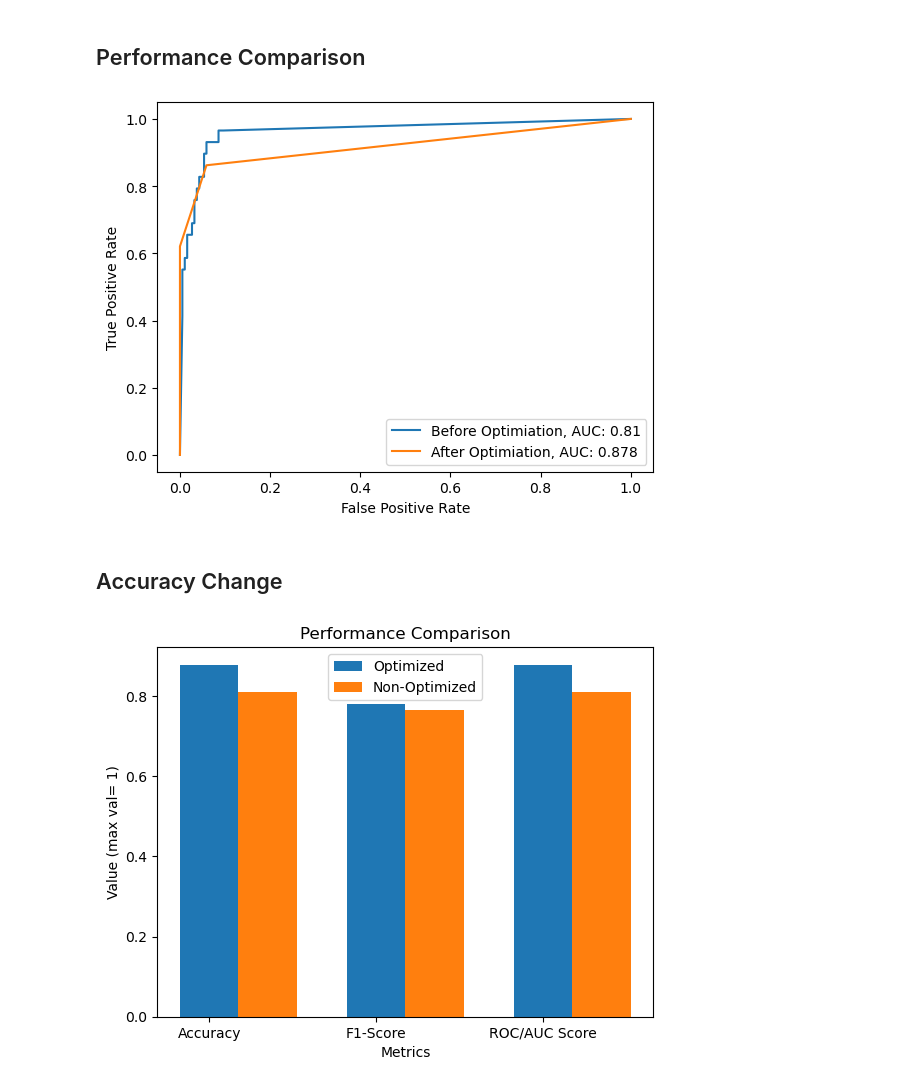
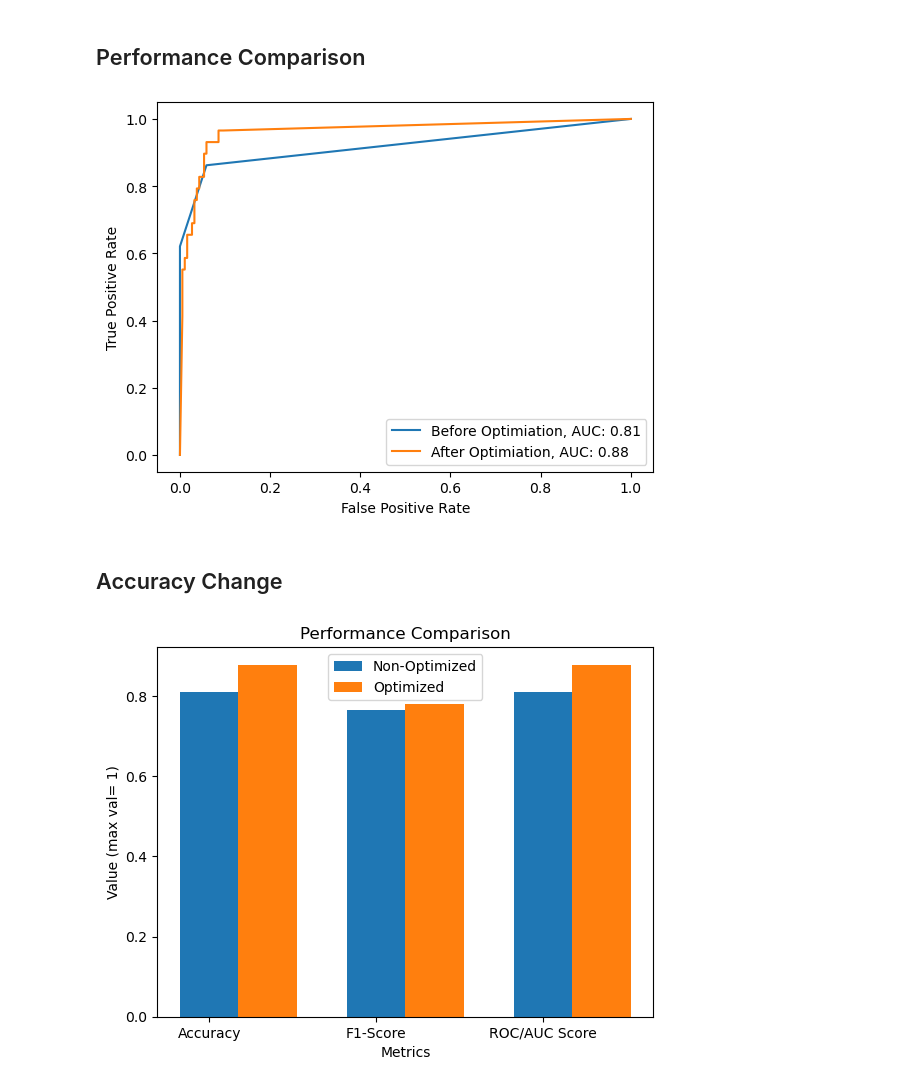
Before and after one commit to mahgob601/MachineLearning-Project, a Jupyter notebook: KNearestNeighbour.ipynb, the cells around one changed output. Cells and saved outputs as stored; diff of their text form; code cells hidden in the pictures.

```diff
--- a/KNearestNeighbour.ipynb
+++ b/KNearestNeighbour.ipynb
@@ -217,14 +188,14 @@ ROC score: 0.877835146597824
 # %% [markdown]
 ## Performance Comparison
 # %%
-plt.plot(fpr2, tpr2, label="Before Optimiation, AUC: " + str(round(metrics.roc_auc_score(y_test, y_pred2),3)))
-plt.plot(fpr, tpr, label="After Optimiation, AUC: " +str(round(metrics.roc_auc_score(y_test, y_pred4),3)))
+plt.plot(fpr, tpr, label="Before Optimiation, AUC: " + str(round(metrics.roc_auc_score(y_test, y_pred2),2)))
+plt.plot(fpr2, tpr2, label="After Optimiation, AUC: " +str(round(metrics.roc_auc_score(y_test, y_pred4),2)))
 plt.ylabel('True Positive Rate')
 plt.xlabel('False Positive Rate')
 plt.legend(loc=4)
 plt.show()
 # %% [output]
-[figure, old version]
+[figure, new version]
 # %% [markdown]
 ## Accuracy Change
 # %%
@@ -238,33 +209,33 @@ initROC = metrics.roc_auc_score(y_test, y_pred2)
 finalROC = metrics.roc_auc_score(y_test, y_pred4)
 
 data1 = np.array([finalACC, finalF1, finalROC])
 data2 = np.array([initACC,initF1, initROC])
 
 # Set the width of the bars
 bar_width = 0.35
 
 # Create a figure with a single subplot
 fig, ax = plt.subplots()
 
 # Plot the first set of bars
-ax.bar(np.arange(len(data1)), data1, bar_width, label='Optimized')
+ax.bar(np.arange(len(data1)), data2, bar_width, label='Non-Optimized')
 
 # Plot the second set of bars
-ax.bar(np.arange(len(data2)) + bar_width, data2, bar_width, label='Non-Optimized')
+ax.bar(np.arange(len(data2)) + bar_width, data1, bar_width, label='Optimized')
 
 # Set the x-tick labels
 ax.set_xticks(np.arange(len(data1)))
 ax.set_xticklabels(['Accuracy', 'F1-Score', 'ROC/AUC Score'])
 
 # Add a legend
 ax.legend()
 
 # Set the axis labels and title
 ax.set_xlabel('Metrics')
 ax.set_ylabel('Value (max val= 1)')
 ax.set_title('Performance Comparison')
 
 # Show the plot
 plt.show()
 # %% [output]
-[figure, old version]
+[figure, new version]
```
Also changed, not shown: parts of 5 cells of this notebook.
